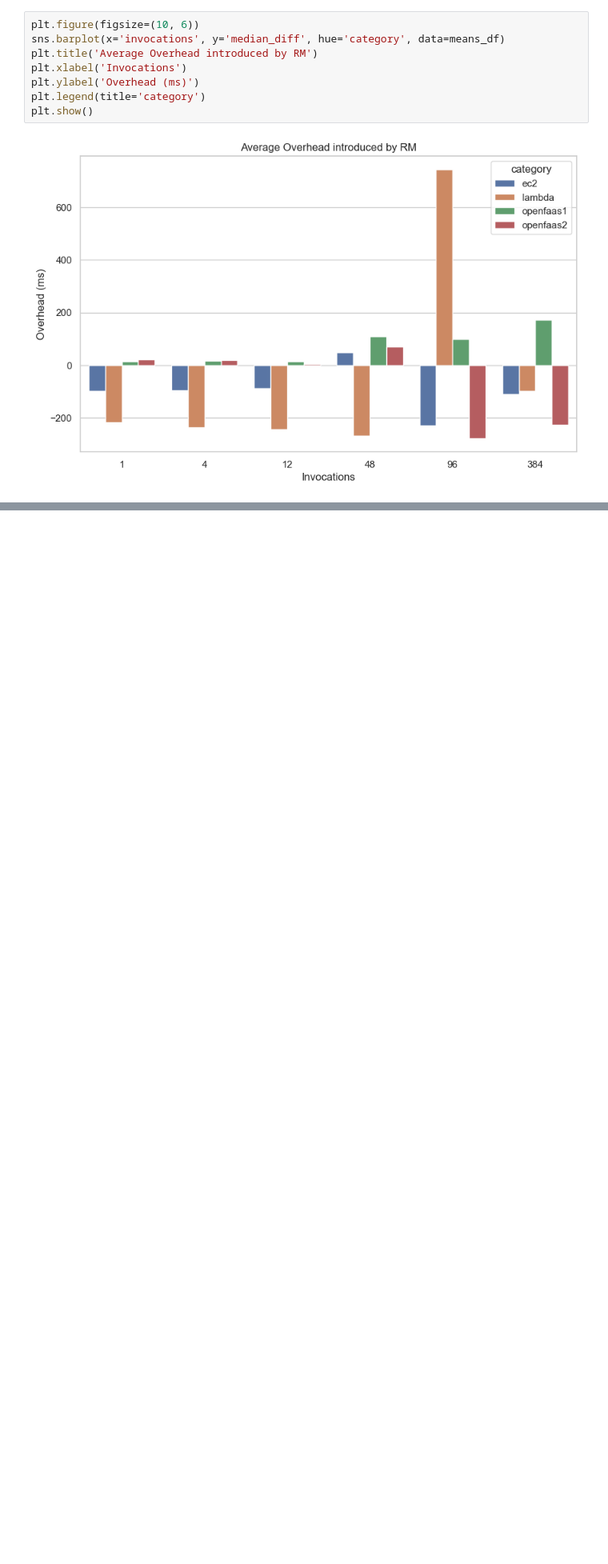
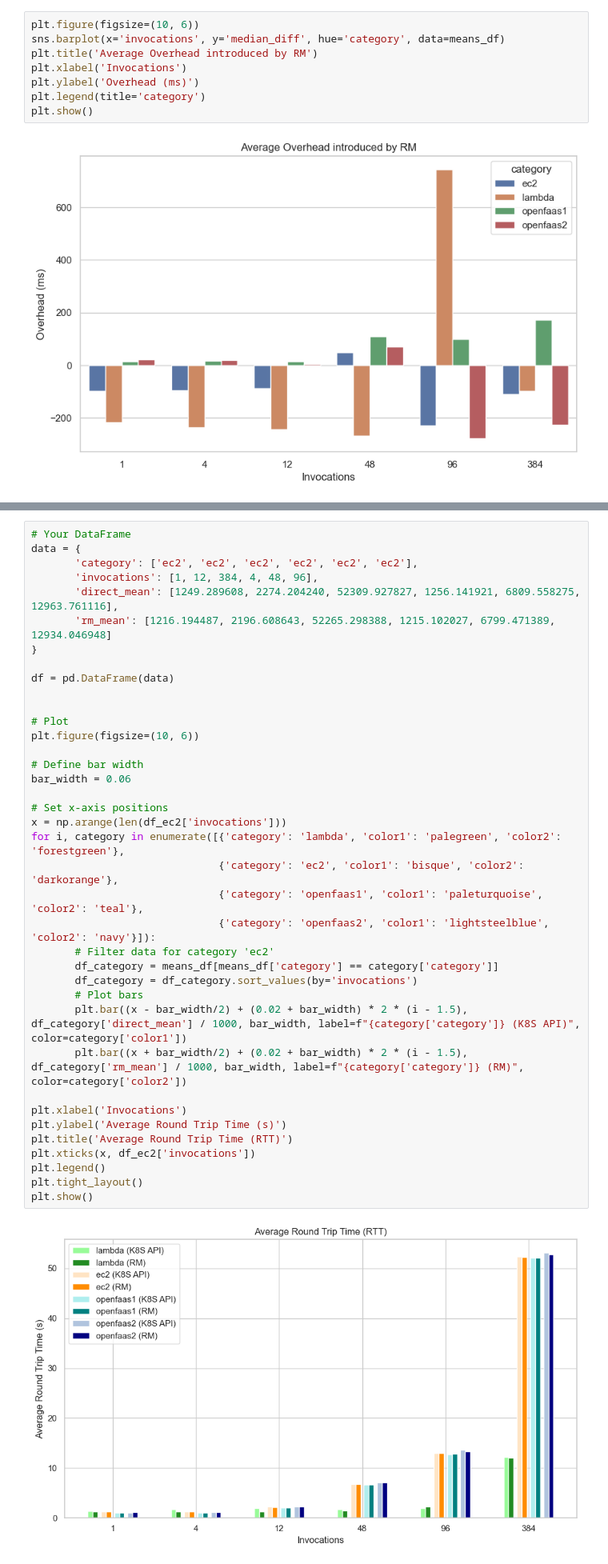
Before and after one commit to Apollo-Tools/resource-manager, a Jupyter notebook: benchmark/results/rm-analysis/function_invocations.ipynb, the cells around one changed output, grey strips where cells are left out. Shown at 80% size. Saved outputs shown, nothing was run; the diff lists cells and outputs as text; blank space fills up the shorter version.

```diff
--- a/benchmark/results/rm-analysis/function_invocations.ipynb
+++ b/benchmark/results/rm-analysis/function_invocations.ipynb
@@ -80,3 +101,43 @@ plt.show()
+# %%
+# Your DataFrame
+data = {
+       'category': ['ec2', 'ec2', 'ec2', 'ec2', 'ec2', 'ec2'],
+       'invocations': [1, 12, 384, 4, 48, 96],
+       'direct_mean': [1249.289608, 2274.204240, 52309.927827, 1256.141921, 6809.558275, 12963.761116],
+       'rm_mean': [1216.194487, 2196.608643, 52265.298388, 1215.102027, 6799.471389, 12934.046948]
+}
+
+df = pd.DataFrame(data)
+
+
+# Plot
+plt.figure(figsize=(10, 6))
+
+# Define bar width
+bar_width = 0.06
+
+# Set x-axis positions
+x = np.arange(len(df_ec2['invocations']))
+for i, category in enumerate([{'category': 'lambda', 'color1': 'palegreen', 'color2': 'forestgreen'},
+                              {'category': 'ec2', 'color1': 'bisque', 'color2': 'darkorange'},
+                              {'category': 'openfaas1', 'color1': 'paleturquoise', 'color2': 'teal'},
+                              {'category': 'openfaas2', 'color1': 'lightsteelblue', 'color2': 'navy'}]):
+       # Filter data for category 'ec2'
+       df_category = means_df[means_df['category'] == category['category']]
+       df_category = df_category.sort_values(by='invocations')
+       # Plot bars
+       plt.bar((x - bar_width/2) + (0.02 + bar_width) * 2 * (i - 1.5), df_category['direct_mean'] / 1000, bar_width, label=f"{category['category']} (K8S API)", color=category['color1'])
+       plt.bar((x + bar_width/2) + (0.02 + bar_width) * 2 * (i - 1.5), df_category['rm_mean'] / 1000, bar_width, label=f"{category['category']} (RM)", color=category['color2'])
+
+plt.xlabel('Invocations')
+plt.ylabel('Average Round Trip Time (s)')
+plt.title('Average Round Trip Time (RTT)')
+plt.xticks(x, df_ec2['invocations'])
+plt.legend()
+plt.tight_layout()
+plt.show()
+# %% [output]
+[figure, added]
 # %%
 fi_rtt = []
 fi_dir = os.path.join(data_dir, "function_invocation")
```
Also changed, not shown: parts of 3 cells of this notebook.
